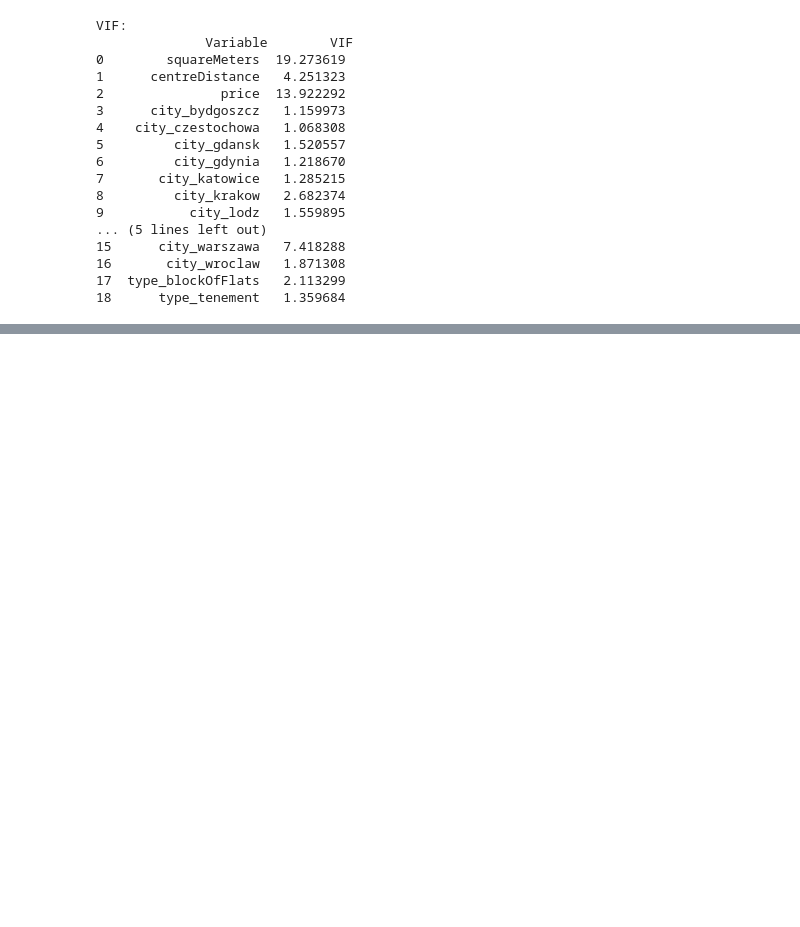
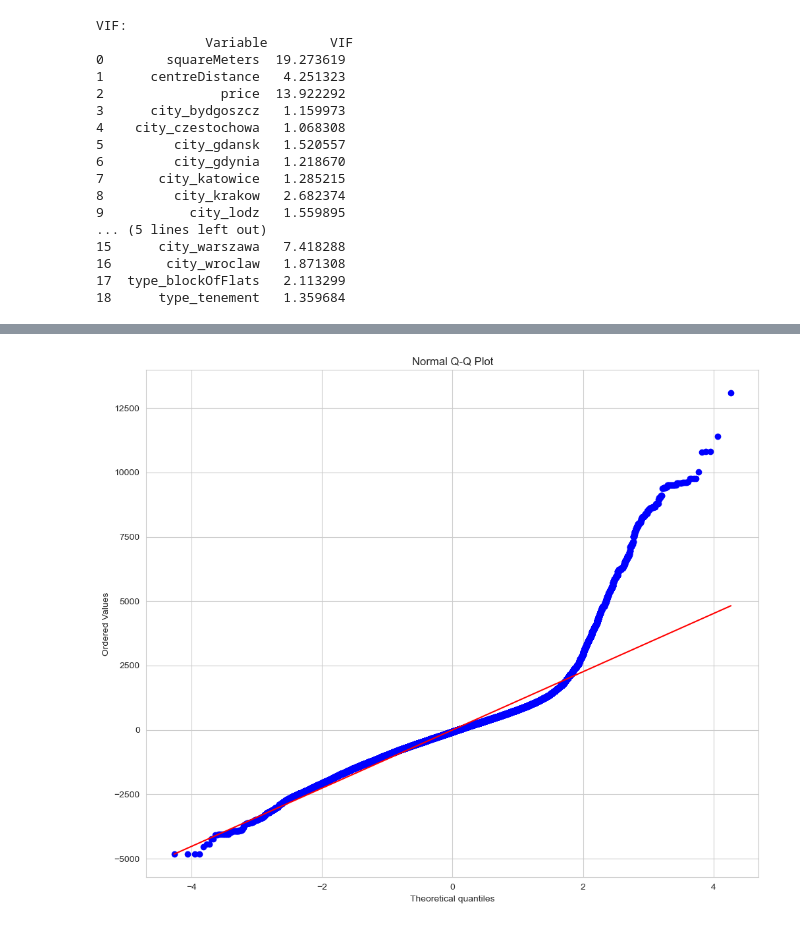
Before and after one commit to Oliwer1992/polish-real-estate-analysis, a Jupyter notebook: 03_Statistical_Inference.ipynb, the cells around one changed output, grey strips where cells are left out. Drawn from its saved outputs; the diff is of its cells as text; code cells hidden in the pictures; blank space fills up the shorter version.

```diff
--- a/03_Statistical_Inference.ipynb
+++ b/03_Statistical_Inference.ipynb
@@ -693,0 +698,4 @@ plt.show()
+# %%
+viz_reg.probplot(residuals)
+# %% [output]
+[figure, added]
```
Also changed, not shown: parts of 12 cells of this notebook.
